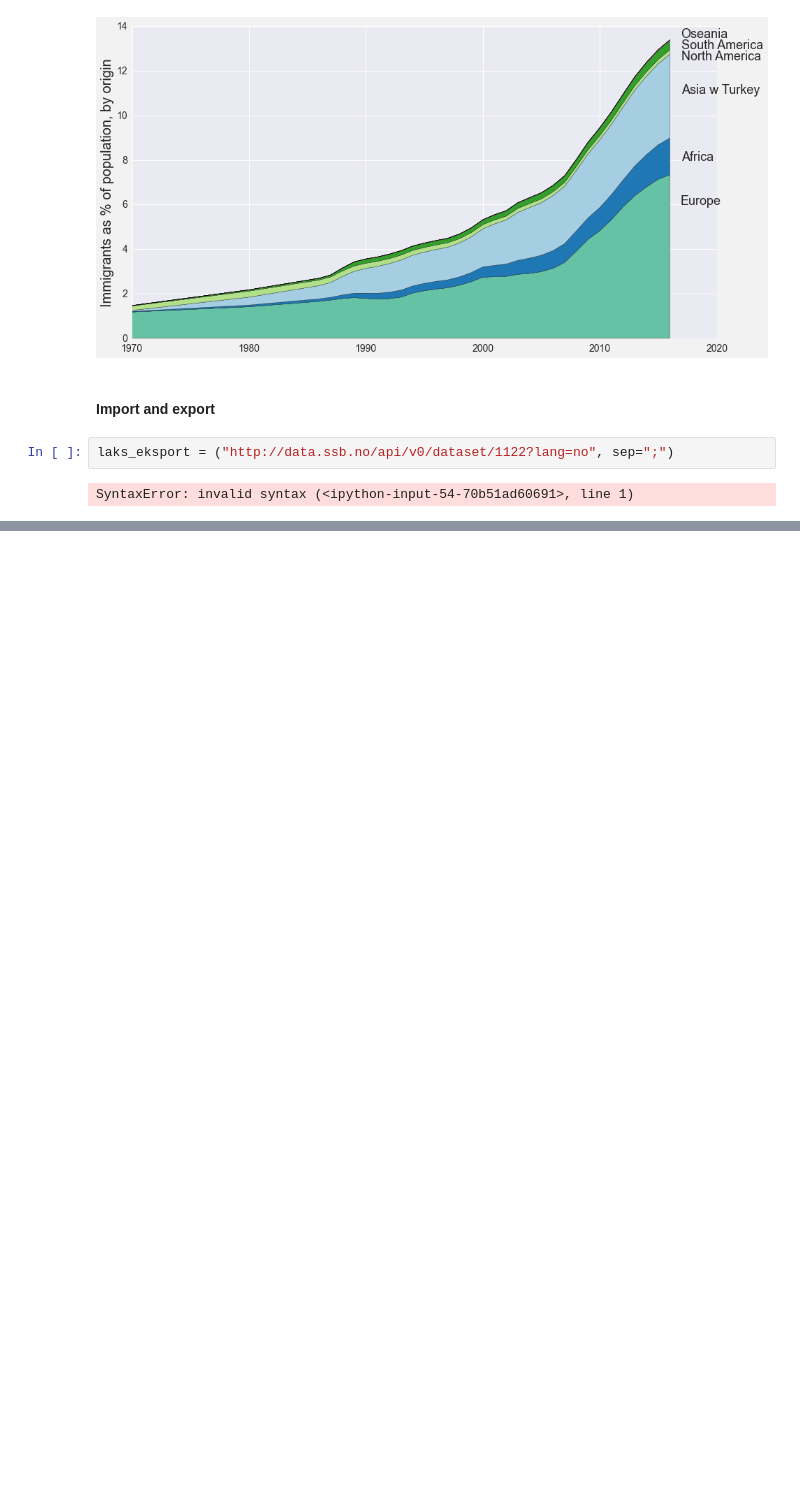
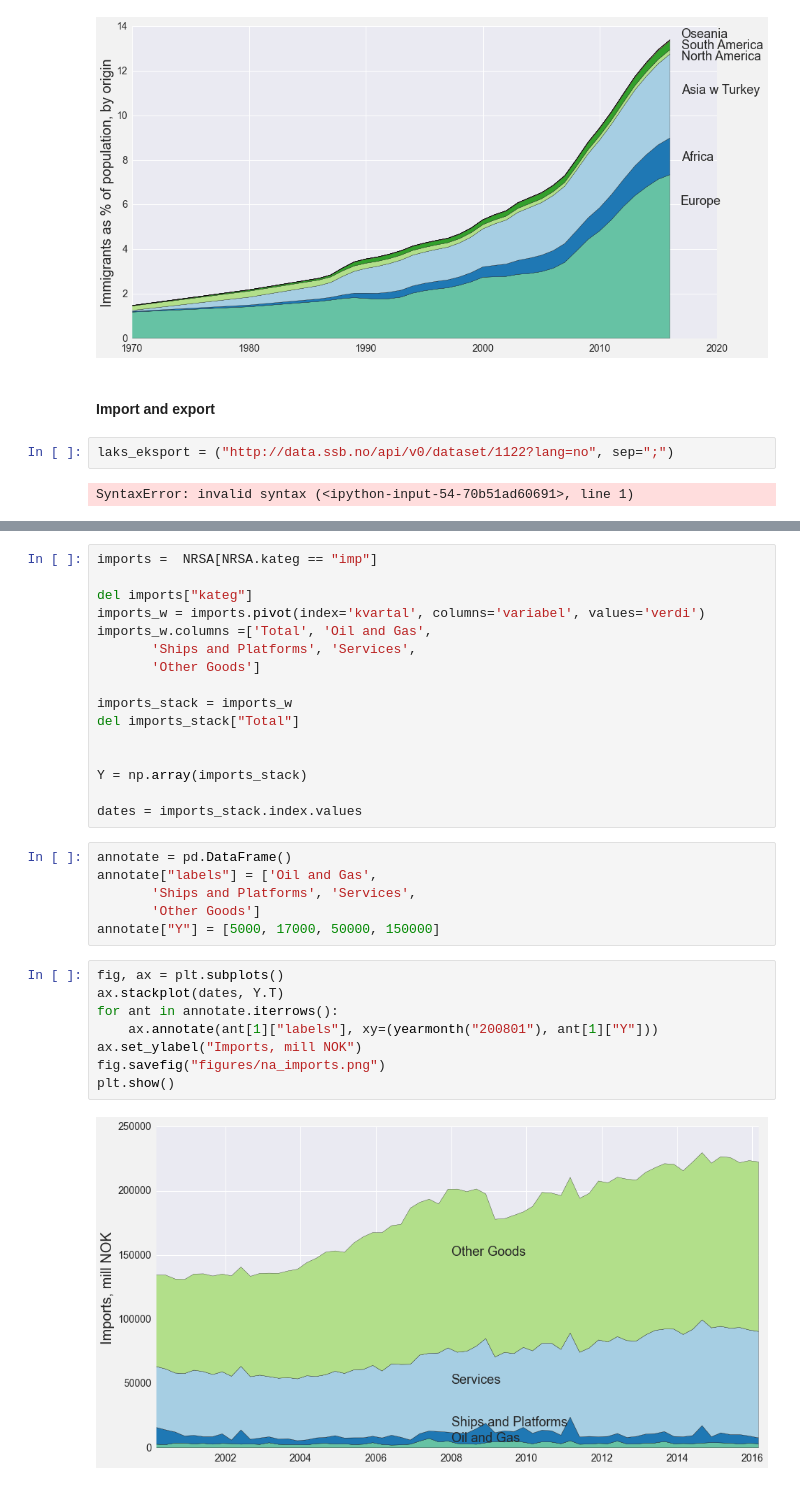
Before and after one commit to jmaurit/norwayeconomy, a Jupyter notebook: norwayeconomy.ipynb, the cells around one changed output, grey strips where cells are left out. Cells and saved outputs as stored; diff of their text form; blank space fills up the shorter version.

```diff
--- a/norwayeconomy.ipynb
+++ b/norwayeconomy.ipynb
@@ -709,0 +826,32 @@ SyntaxError: invalid syntax (<ipython-input-54-70b51ad60691>, line 1)
+# %%
+imports =  NRSA[NRSA.kateg == "imp"]
+
+del imports["kateg"]
+imports_w = imports.pivot(index='kvartal', columns='variabel', values='verdi')
+imports_w.columns =['Total', 'Oil and Gas',
+       'Ships and Platforms', 'Services',
+       'Other Goods']
+
+imports_stack = imports_w
+del imports_stack["Total"]
+
+
+Y = np.array(imports_stack)
+
+dates = imports_stack.index.values
+# %%
+annotate = pd.DataFrame()
+annotate["labels"] = ['Oil and Gas',
+       'Ships and Platforms', 'Services',
+       'Other Goods']
+annotate["Y"] = [5000, 17000, 50000, 150000]
+# %%
+fig, ax = plt.subplots()
+ax.stackplot(dates, Y.T)
+for ant in annotate.iterrows():
+    ax.annotate(ant[1]["labels"], xy=(yearmonth("200801"), ant[1]["Y"]))
+ax.set_ylabel("Imports, mill NOK")
+fig.savefig("figures/na_imports.png")
+plt.show()
+# %% [output]
+[figure, added]
```
Also changed, not shown: parts of 23 cells of this notebook, 9 other files.
